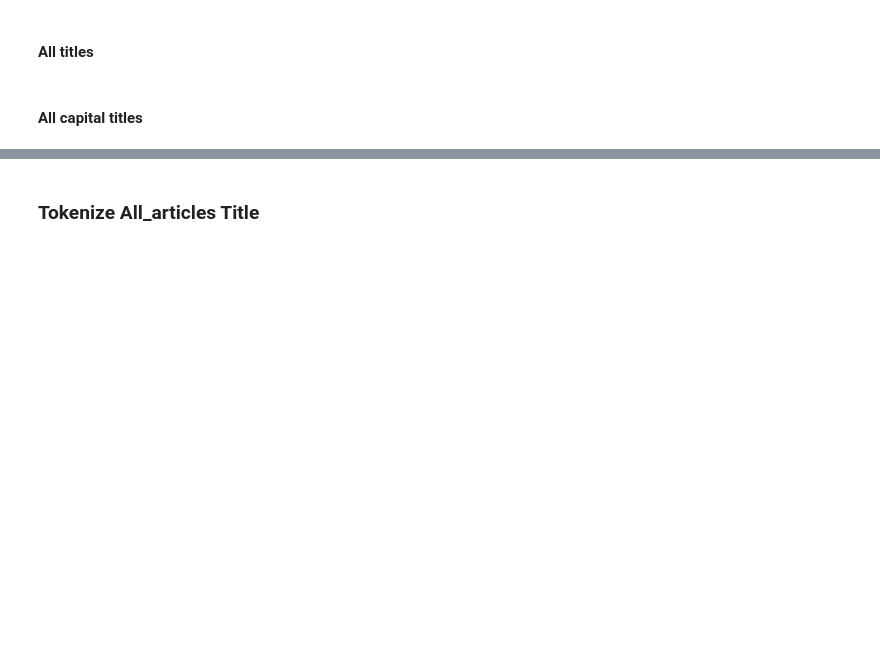
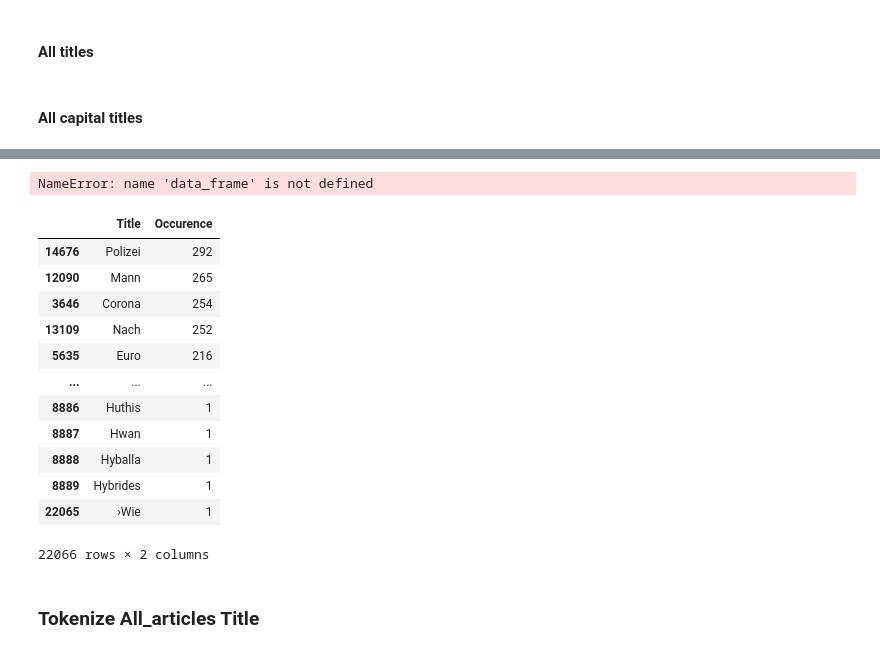
Before and after one commit to JanSchuck/Bachelorthesis, a Jupyter notebook: Analysis/Analysis.ipynb, the cells around one changed output, grey strips where cells are left out. Saved outputs shown, nothing was run; the diff lists cells and outputs as text; code cells hidden in the pictures; blank space fills up the shorter version.

```diff
--- a/Analysis/Analysis.ipynb
+++ b/Analysis/Analysis.ipynb
@@ -189,3 +218,29 @@ def get_titles_with_minimum_occurence_N(Titles, N):
+# %%
+all_Titles = get_occurence_of_all_capital_titles(All_articles, "tokenized_titles")
+N=200
+above_N = []
+for index,row in all_Titles.iterrows():
+    if int(row.Occurence) >= N:
+        above_N.append(row)
+return_frame = data_frame[data_frame["tokenized_titles"].isin(above_N.Title)]
+# %% [output]
+NameError: name 'data_frame' is not defined
+# %%
+all_Titles
+# %% [output]
+|  | Title | Occurence |
+| 14676 | Polizei | 292 |
+| 12090 | Mann | 265 |
+| 3646 | Corona | 254 |
+| 13109 | Nach | 252 |
+| 5635 | Euro | 216 |
+| ... | ... | ... |
+| 8886 | Huthis | 1 |
+| 8887 | Hwan | 1 |
+| 8888 | Hyballa | 1 |
+| 8889 | Hybrides | 1 |
+| 22065 | ›Wie | 1 |
+22066 rows × 2 columns
 # %% [markdown]
 ### Tokenize All_articles Title
 # %%
```
Also changed, not shown: parts of 7 cells of this notebook.
